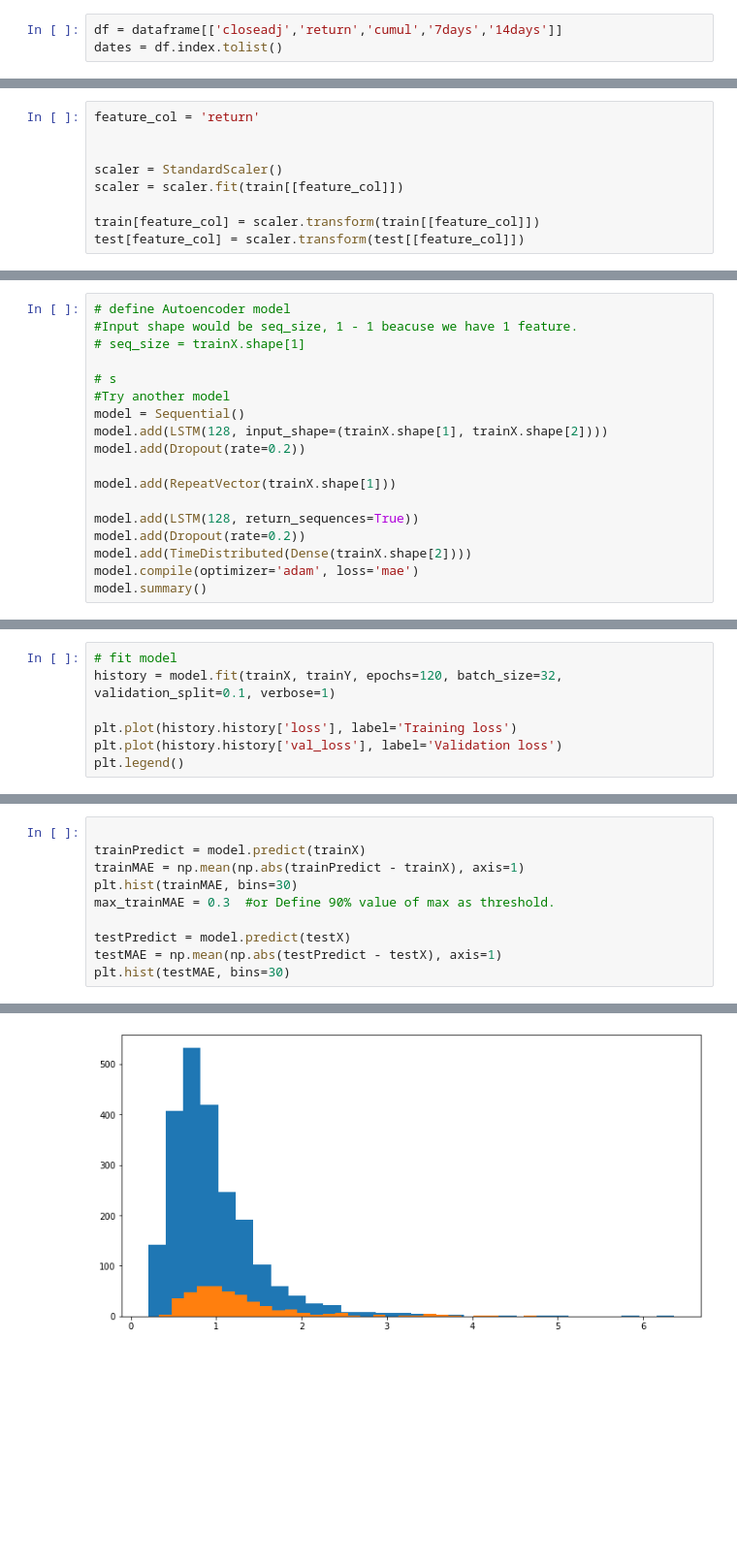
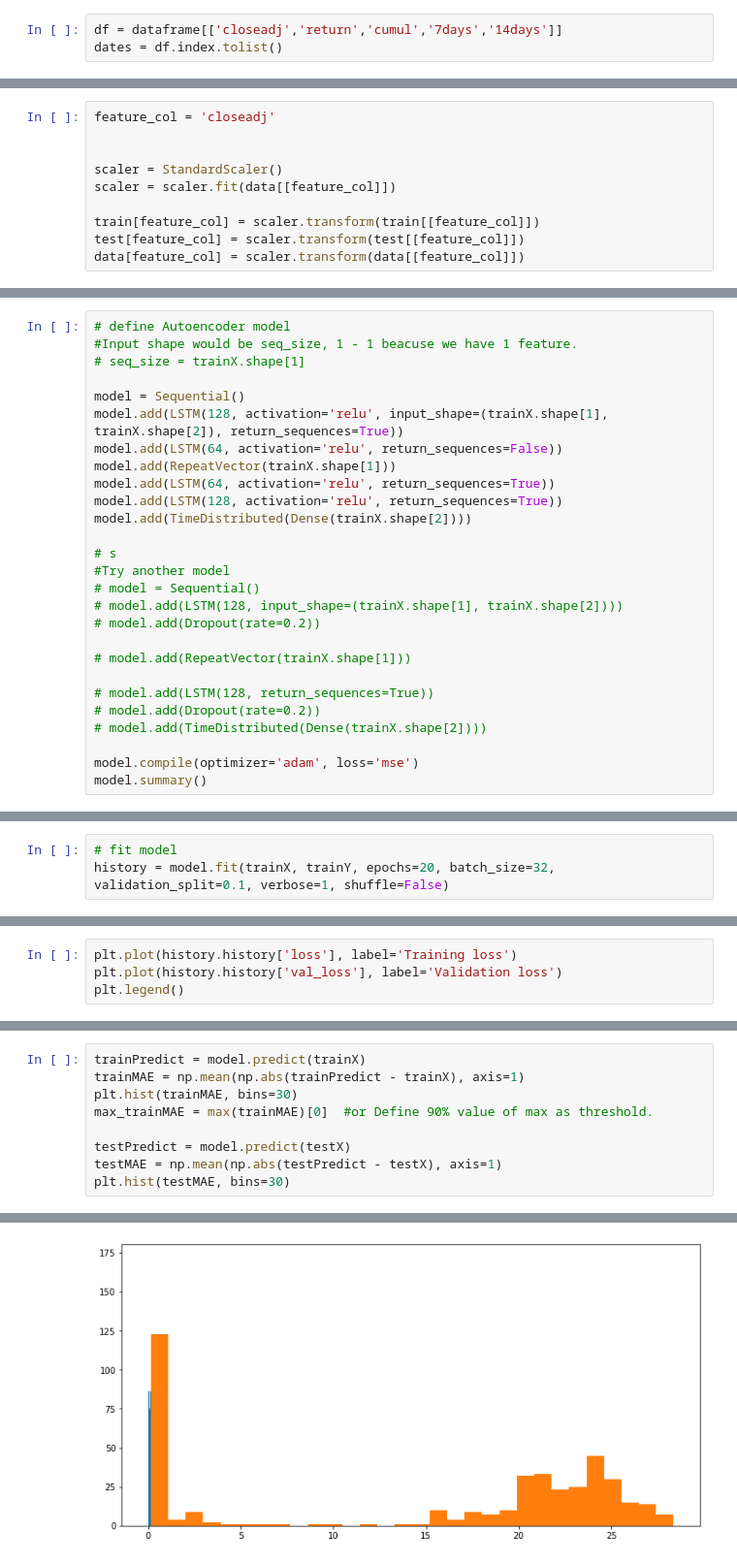
Before and after one commit to frestyle/tensorflow-deeplearning, a Jupyter notebook: anomalydetection/anomaly.ipynb, the cells around one changed output, grey strips where cells are left out. Shown at 97% size. Saved outputs shown, nothing was run; the diff lists cells and outputs as text; blank space fills up the shorter version.

```diff
--- a/anomalydetection/anomaly.ipynb
+++ b/anomalydetection/anomaly.ipynb
@@ -38,12 +49,13 @@ train = train[train.index >= '2011-01-24']
 # %%
-feature_col = 'return'
+feature_col = 'closeadj'
 
 
 scaler = StandardScaler()
-scaler = scaler.fit(train[[feature_col]])
+scaler = scaler.fit(data[[feature_col]])
 
 train[feature_col] = scaler.transform(train[[feature_col]])
 test[feature_col] = scaler.transform(test[[feature_col]])
+data[feature_col] = scaler.transform(data[[feature_col]])
 # %% [output]
 A value is trying to be set on a copy of a slice from a DataFrame.
 Try using .loc[row_indexer,col_indexer] = value instead
@@ -73,17 +90,26 @@ testX, testY = to_sequences(test[[feature_col]], test[feature_col], seq_size)
 #Input shape would be seq_size, 1 - 1 beacuse we have 1 feature.
 # seq_size = trainX.shape[1]
 
+model = Sequential()
+model.add(LSTM(128, activation='relu', input_shape=(trainX.shape[1], trainX.shape[2]), return_sequences=True))
+model.add(LSTM(64, activation='relu', return_sequences=False))
+model.add(RepeatVector(trainX.shape[1]))
+model.add(LSTM(64, activation='relu', return_sequences=True))
+model.add(LSTM(128, activation='relu', return_sequences=True))
+model.add(TimeDistributed(Dense(trainX.shape[2])))
+
 # s
 #Try another model
-model = Sequential()
-model.add(LSTM(128, input_shape=(trainX.shape[1], trainX.shape[2])))
-model.add(Dropout(rate=0.2))
+# model = Sequential()
+# model.add(LSTM(128, input_shape=(trainX.shape[1], trainX.shape[2])))
+# model.add(Dropout(rate=0.2))
 
-model.add(RepeatVector(trainX.shape[1]))
+# model.add(RepeatVector(trainX.shape[1]))
 
-model.add(LSTM(128, return_sequences=True))
-model.add(Dropout(rate=0.2))
-model.add(TimeDistributed(Dense(trainX.shape[2])))
-model.compile(optimizer='adam', loss='mae')
+# model.add(LSTM(128, return_sequences=True))
+# model.add(Dropout(rate=0.2))
+# model.add(TimeDistributed(Dense(trainX.shape[2])))
+
+model.compile(optimizer='adam', loss='mse')
 model.summary()
 # %% [output]
@@ -108,2 +131,5 @@ Trainable params: 198,273
 Non-trainable params: 0
 _________________________________________________________________
+# %%
+# fit model
+history = model.fit(trainX, trainY, epochs=20, batch_size=32, validation_split=0.1, verbose=1, shuffle=False)
@@ -110,7 +154,4 @@ _________________________________________________________________
 # %%
-# fit model
-history = model.fit(trainX, trainY, epochs=120, batch_size=32, validation_split=0.1, verbose=1)
-
 plt.plot(history.history['loss'], label='Training loss')
 plt.plot(history.history['val_loss'], label='Validation loss')
 plt.legend()
@@ -137,9 +161,8 @@ Epoch 120/120
 # %%
-
 trainPredict = model.predict(trainX)
 trainMAE = np.mean(np.abs(trainPredict - trainX), axis=1)
 plt.hist(trainMAE, bins=30)
-max_trainMAE = 0.3  #or Define 90% value of max as threshold.
+max_trainMAE = max(trainMAE)[0]  #or Define 90% value of max as threshold.
 
 testPredict = model.predict(testX)
 testMAE = np.mean(np.abs(testPredict - testX), axis=1)
@@ -158,2 +181,2 @@ plt.hist(testMAE, bins=30)
  <BarContainer object of 30 artists>)
-[figure, old version]
+[figure, new version]
```
Also changed, not shown: parts of 15 cells of this notebook.
